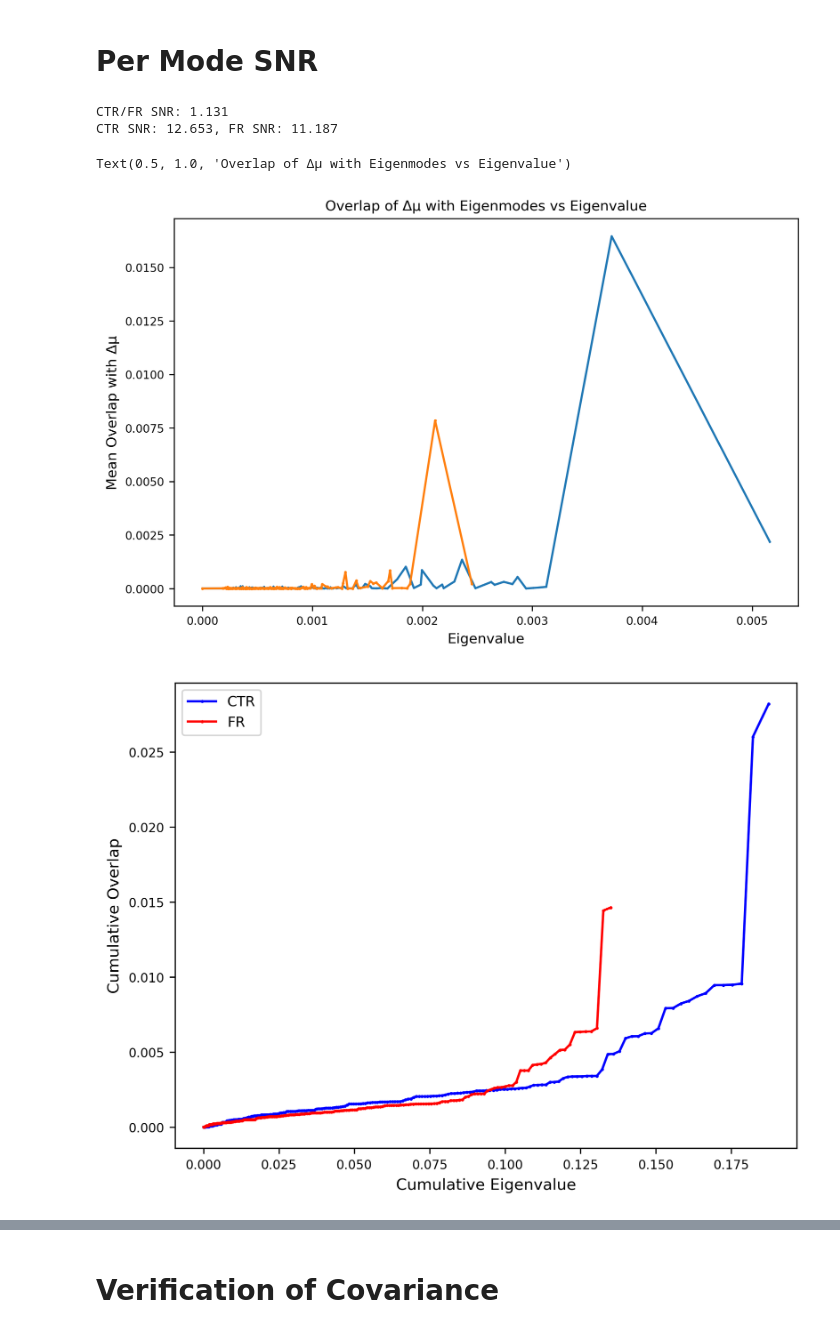
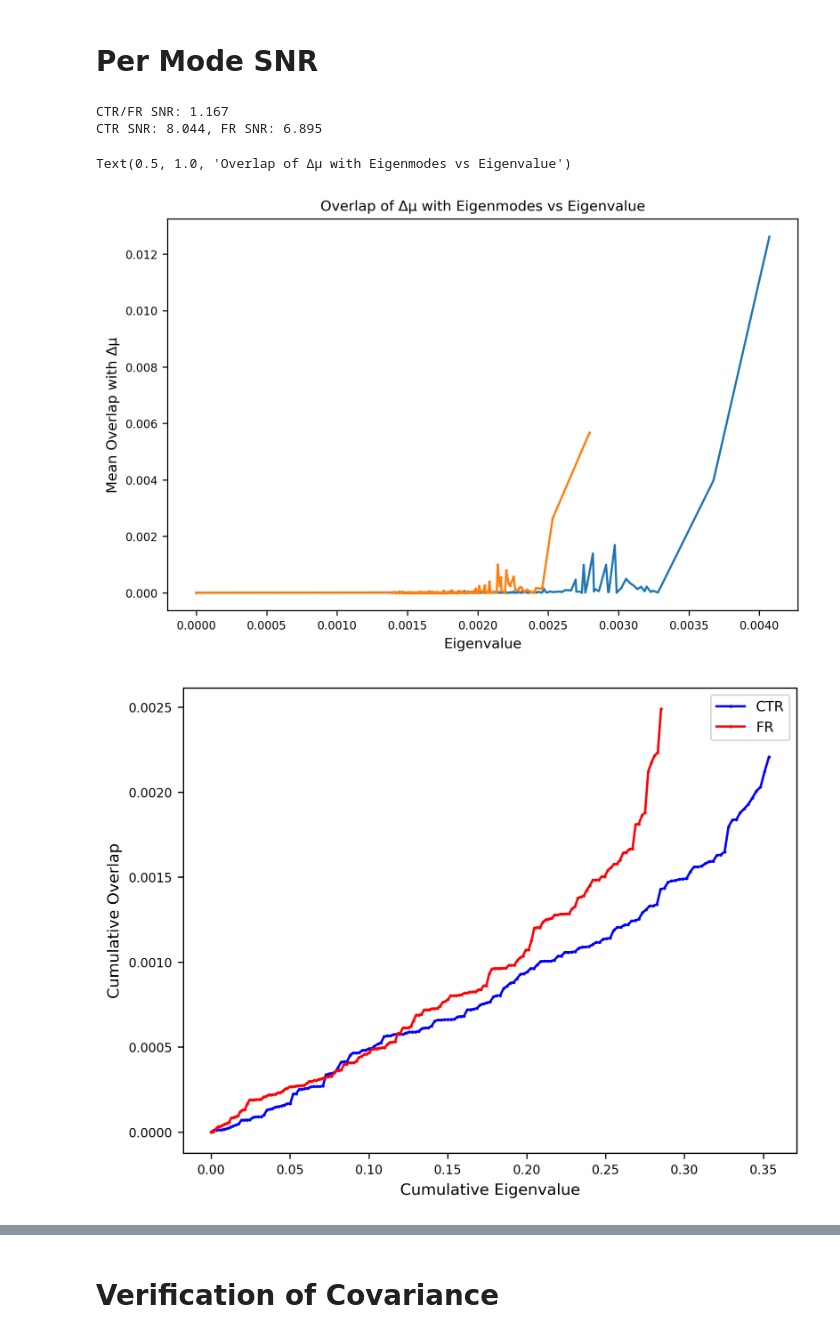
Before and after one commit to scastedo/continuous_attractor_project, a Jupyter notebook: data_analysis_new.ipynb, the cells around one changed output, grey strips where cells are left out. Saved outputs shown, nothing was run; the diff lists cells and outputs as text; code cells hidden in the pictures.

```diff
--- a/data_analysis_new.ipynb
+++ b/data_analysis_new.ipynb
@@ -219,4 +269,18 @@ def build_state_tensors(
         I_sigma_values,
     )
 # %%
-tensors, AMPAR_VALUES, RIN_VALUES, ETA_VALUES, TEMP_VALUES, SIG_THETA_VALUES, IDIR_VALUES, TRIAL_INDICES, BLOCK_SIZE, THRESH_ACTIVE_FRACTION_VALUES, I_STR_VALUES, I_SIGMA_VALUES = build_state_tensors()
+(
+    tensors,
+    AMPAR_VALUES,
+    RIN_VALUES,
+    ETA_VALUES,
+    TEMP_VALUES,
+    SIG_THETA_VALUES,
+    IDIR_VALUES,
+    TRIAL_INDICES,
+    BLOCK_SIZE,
+    RECURRENT_WIDTH_VALUES,
+    ACTIVE_FRACTION_VALUES,
+    I_STR_VALUES,
+    I_SIGMA_VALUES,
+) = build_state_tensors()
@@ -293,7 +743,7 @@ def compute_snr_per_delta(state: np.ndarray, idir_values: np.ndarray, window_siz
         snrs[idir_j,:] = compute_snrs(data_avg, idir_1=idir_i, idir_2=idir_values[idir_j])
 
     return deltas, snrs
-neurons = tensors[1,1,TEMP_VALUES[0],ETA_VALUES[0],SIG_THETA_VALUES[0]].shape[0]
+neurons = tensors[1,1,TEMP_VALUES[0],ETA_VALUES[0],SIG_THETA_VALUES[0],RECURRENT_WIDTH_VALUES[0],ACTIVE_FRACTION_VALUES[0]].shape[0]
 # delta_final_fr = np.zeros((len(TEMP_VALUES), len(ETA_VALUES),len(SIG_THETA_VALUES), len(IDIR_VALUES)))
 # snr_final_fr = np.zeros((len(TEMP_VALUES), len(ETA_VALUES),len(SIG_THETA_VALUES), len(IDIR_VALUES), len(TRIAL_INDICES)))
 
@@ -309,13 +759,13 @@ snr_final_fr = np.zeros((len(TEMP_VALUES), len(ETA_VALUES),len(SIG_THETA_VALUES)
 delta_final_ctr = np.zeros((len(TEMP_VALUES), len(ETA_VALUES),len(SIG_THETA_VALUES),  number_dirs))
 snr_final_ctr = np.zeros((len(TEMP_VALUES), len(ETA_VALUES),len(SIG_THETA_VALUES), number_dirs, len(TRIAL_INDICES)))
 
-WINDOW =  BLOCK_SIZE*7 #--- IGNORE ---
+WINDOW =  BLOCK_SIZE #--- IGNORE ---
 
 for i, temp in enumerate(TEMP_VALUES):
     for j, eta in enumerate(ETA_VALUES):
         for k, sigma_theta in enumerate(SIG_THETA_VALUES):
-            delta_final_fr[i,j,k,:], snr_final_fr[i,j,k,:,:] = compute_snr_per_delta(tensors[0.64,1.27,temp,eta,sigma_theta], IDIR_VALUES, window_size=WINDOW)
-            delta_final_ctr[i,j,k,:], snr_final_ctr[i,j,k,:,:] = compute_snr_per_delta(tensors[1,1,temp,eta,sigma_theta], IDIR_VALUES, window_size=WINDOW)
+            delta_final_fr[i,j,k,:], snr_final_fr[i,j,k,:,:] = compute_snr_per_delta(tensors[0.64,1.27,temp,eta,sigma_theta,RECURRENT_WIDTH_VALUES[0],ACTIVE_FRACTION_VALUES[1]], IDIR_VALUES, window_size=WINDOW)
+            delta_final_ctr[i,j,k,:], snr_final_ctr[i,j,k,:,:] = compute_snr_per_delta(tensors[1,1,temp,eta,sigma_theta,RECURRENT_WIDTH_VALUES[0],ACTIVE_FRACTION_VALUES[0]], IDIR_VALUES, window_size=WINDOW)
 # %%
 from matplotlib import pyplot as plt
 
@@ -622,7 +1061,7 @@ Width | Mean Δ short | Mean Δ long
 # Per Mode SNR
 # %%
 TEMP = TEMP_VALUES[0]
-ETA = ETA_VALUES[1]
+ETA = ETA_VALUES[0]
 SIG_THETA = SIG_THETA_VALUES[1]
 
 def compute_snr_per_mode(state, averaging, dmu):
@@ -655,15 +1094,15 @@ def compute_snr_per_mode(state, averaging, dmu):
         # overlaps_array[:,trial] = np.sort(overlaps_array[:,trial])[::-1]
     return overlaps_array[:,:], evals_array[:,:], snr_total
 
-WINDOW = BLOCK_SIZE*5
-dmu = 1
-ctr_overlaps, ctr_evals, ctr_snr = compute_snr_per_mode(tensors[1,1,TEMP,ETA,SIG_THETA], averaging=WINDOW, dmu= dmu)
-fr_overlaps, fr_evals, fr_snr = compute_snr_per_mode(tensors[0.64,1.27,TEMP,ETA,SIG_THETA], averaging=WINDOW, dmu=dmu)
+WINDOW = BLOCK_SIZE
+dmu = 3
+ctr_overlaps, ctr_evals, ctr_snr = compute_snr_per_mode(tensors[1,1,TEMP,ETA,SIG_THETA, RECURRENT_WIDTH_VALUES[0],ACTIVE_FRACTION_VALUES[0]], averaging=WINDOW, dmu= dmu)
+fr_overlaps, fr_evals, fr_snr = compute_snr_per_mode(tensors[0.64,1.27,TEMP,ETA,SIG_THETA, RECURRENT_WIDTH_VALUES[0],ACTIVE_FRACTION_VALUES[0]], averaging=WINDOW, dmu=dmu)
 print(f"CTR/FR SNR: {ctr_snr/fr_snr:.3f}")
 print(f"CTR SNR: {ctr_snr:.3f}, FR SNR: {fr_snr:.3f}")
 # %% [output]
-CTR/FR SNR: 1.131
-CTR SNR: 12.653, FR SNR: 11.187
+CTR/FR SNR: 1.167
+CTR SNR: 8.044, FR SNR: 6.895
 # %%
 # Normal Overlap Eigenvalue Plot
 plt.figure(figsize=(8, 5))
@@ -674,29 +1113,29 @@ plt.ylabel('Mean Overlap with Δμ')
 plt.title('Overlap of Δμ with Eigenmodes vs Eigenvalue')
 # %% [output]
 Text(0.5, 1.0, 'Overlap of Δμ with Eigenmodes vs Eigenvalue')
-[figure, old version]
+[figure, new version]
 # %%
 # Cumulative Overlap vs Cumulative Eigenvalue Plot
 
-num_remove = 0
+num_remove =30
 
 ctr_overlap_cumsum = np.cumsum(ctr_overlaps[num_remove:,:].mean(axis=1)[::-1], axis=0)
 ctr_evals_cumsum = np.cumsum(ctr_evals[num_remove:,:].mean(axis=1)[::-1], axis=0) #ctr_evals[num_remove:,:].mean(axis=1)[::-1]
 
 fr_overlap_cumsum = np.cumsum(fr_overlaps[num_remove:,:].mean(axis=1)[::-1], axis=0)
 fr_evals_cumsum = np.cumsum(fr_evals[num_remove:,:].mean(axis=1)[::-1], axis=0)# fr_evals[num_remove:,:].mean(axis=1)[::-1]#
 
 plt.plot(ctr_evals_cumsum, ctr_overlap_cumsum, 'o-', label="CTR", color="blue")
 plt.plot(fr_evals_cumsum, fr_overlap_cumsum, 'o-',label="FR", color="red")
 # plt.plot([0,(fr_evals_cumsum[-3])], [0,(fr_evals_cumsum[-3])], 'k--', label="Unity Line", lw=2)
 plt.ylabel("Cumulative Overlap")
 plt.xlabel("Cumulative Eigenvalue")
 # plt.xlim(0,0.01)
 # plt.ylim(0,0.01)
 plt.legend()
 plt.tight_layout()
 # %% [output]
-[figure, old version]
+[figure, new version]
 # %%
 ctr_snr = ctr_overlaps / ctr_evals
 fr_snr = fr_overlaps / fr_evals
```
Also changed, not shown: parts of 27 cells of this notebook, 11 other files.
